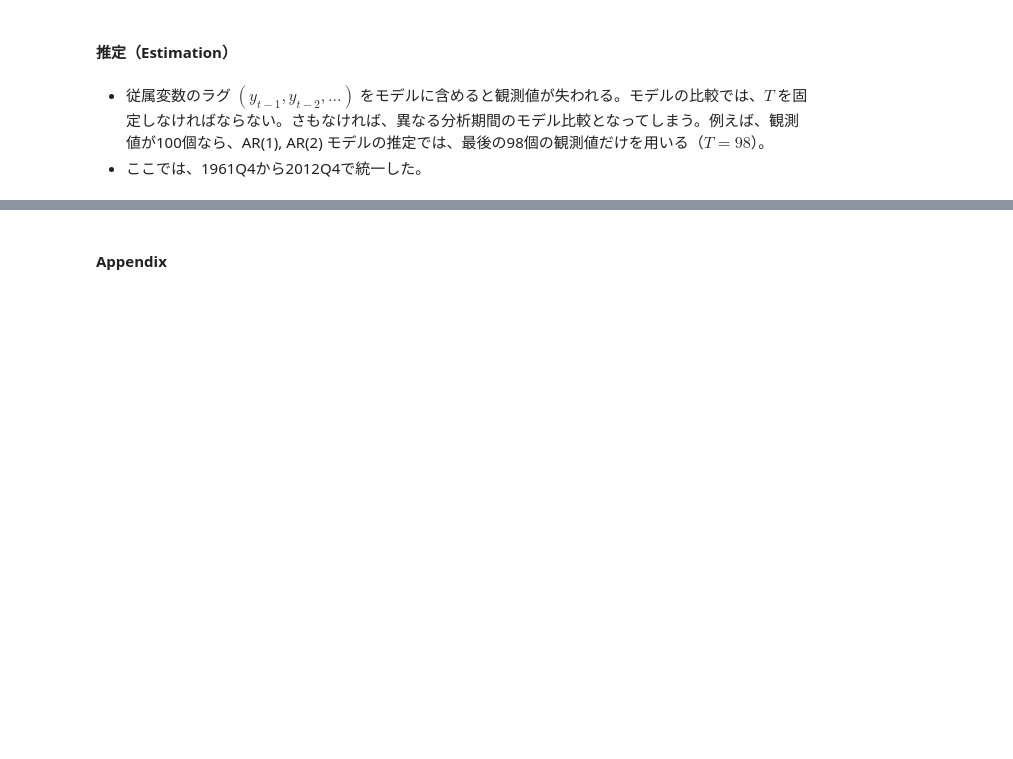
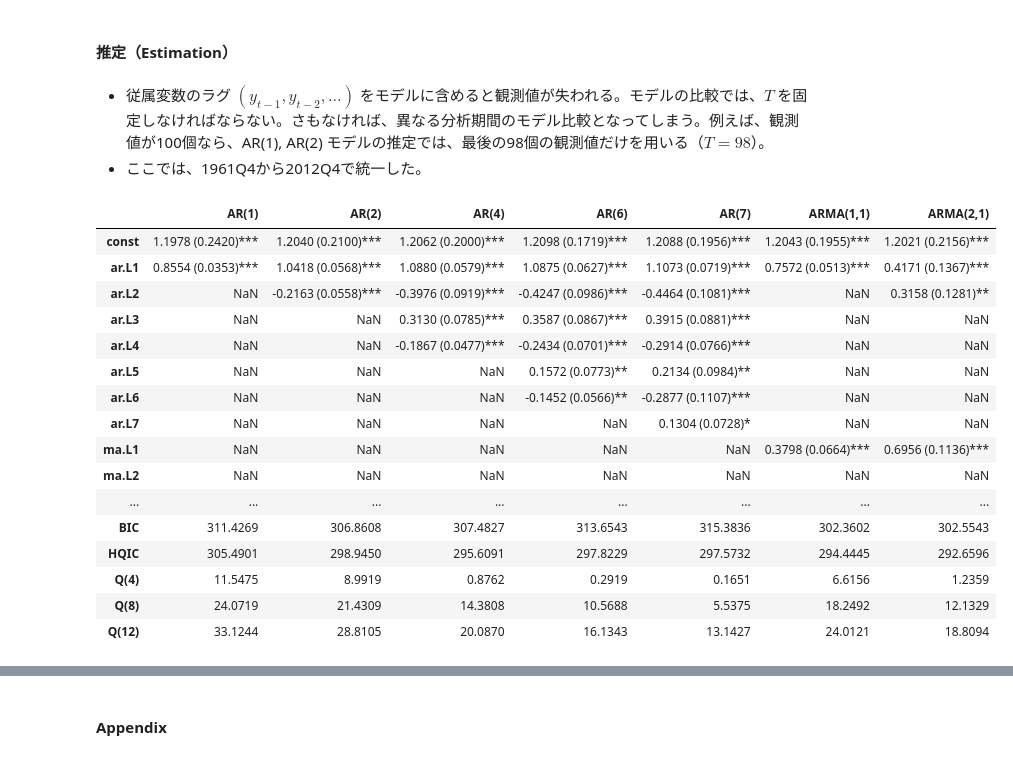
Before and after one commit to IkutoYoshioka/Time-series-analysis, a Jupyter notebook: StationaryTimeSeriesModels.ipynb, the cells around one changed output, grey strips where cells are left out. Saved outputs shown, nothing was run; the diff lists cells and outputs as text; code cells hidden in the pictures; blank space fills up the shorter version.

```diff
--- a/StationaryTimeSeriesModels.ipynb
+++ b/StationaryTimeSeriesModels.ipynb
@@ -160,4 +160,70 @@ plt.show()
 - 従属変数のラグ $(y_{t-1},y_{t-2},...)$ をモデルに含めると観測値が失われる。モデルの比較では、$T$ を固定しなければならない。さもなければ、異なる分析期間のモデル比較となってしまう。例えば、観測値が100個なら、AR(1), AR(2) モデルの推定では、最後の98個の観測値だけを用いる（$T=98$）。
 - ここでは、1961Q4から2012Q4で統一した。
 # %%
-# 金利スプレッドの推定
+import numpy as np
+import pandas as pd
+from statsmodels.tsa.arima.model import ARIMA
+from statsmodels.stats.diagnostic import acorr_ljungbox
+
+series = data_spread['spread'].iloc[7:].dropna()  # 最初の7行を除外してNaNを削除
+
+model_specs = {
+    'AR(1)': (1, 0, 0),
+    'AR(2)': (2, 0, 0),
+    'AR(4)': (4, 0, 0),
+    'AR(6)': (6, 0, 0),
+    'AR(7)': (7, 0, 0),
+    'ARMA(1,1)': (1, 0, 1),
+    'ARMA(2,1)': (2, 0, 1),
+}
+
+coef_names = ['const'] + [f'ar.L{i}' for i in range(1, 8)] + [f'ma.L{i}' for i in range(1, 3)]
+row_order = coef_names + ['sigma2', 'SSR', 'AIC', 'BIC', 'HQIC', 'Q(4)', 'Q(8)', 'Q(12)']
+
+def format_cell(coef, se, pval):
+    stars = '***' if pval < 0.01 else '**' if pval < 0.05 else '*' if pval < 0.10 else ''
+    return f'{coef:.4f} ({se:.4f}){stars}'
+
+columns = {}
+for name, order in model_specs.items():
+    fit = ARIMA(series, order=order).fit()
+    col = {}
+
+    for pname in fit.params.index:
+        if pname == 'sigma2':
+            continue
+        col[pname] = format_cell(fit.params[pname], fit.bse[pname], fit.pvalues[pname])
+
+    col['sigma2'] = f'{fit.params["sigma2"]:.4f}'
+    col['SSR'] = f'{np.sum(fit.resid.dropna() ** 2):.4f}'
+    col['AIC'] = f'{fit.aic:.4f}'
+    col['BIC'] = f'{fit.bic:.4f}'
+    col['HQIC'] = f'{fit.hqic:.4f}'
+
+    lb = acorr_ljungbox(fit.resid.dropna(), lags=[4, 8, 12], return_df=True)
+    col['Q(4)'] = f'{lb.loc[4, "lb_stat"]:.4f}'
+    col['Q(8)'] = f'{lb.loc[8, "lb_stat"]:.4f}'
+    col['Q(12)'] = f'{lb.loc[12, "lb_stat"]:.4f}'
+
+    columns[name] = col
+
+result_df = pd.DataFrame(columns).reindex(row_order)
+result_df
+# %% [output]
+|  | AR(1) | AR(2) | AR(4) | AR(6) | AR(7) | ARMA(1,1) | ARMA(2,1) |
+| const | 1.1978 (0.2420)*** | 1.2040 (0.2100)*** | 1.2062 (0.2000)*** | 1.2098 (0.1719)*** | 1.2088 (0.1956)*** | 1.2043 (0.1955)*** | 1.2021 (0.2156)*** |
+| ar.L1 | 0.8554 (0.0353)*** | 1.0418 (0.0568)*** | 1.0880 (0.0579)*** | 1.0875 (0.0627)*** | 1.1073 (0.0719)*** | 0.7572 (0.0513)*** | 0.4171 (0.1367)*** |
+| ar.L2 | NaN | -0.2163 (0.0558)*** | -0.3976 (0.0919)*** | -0.4247 (0.0986)*** | -0.4464 (0.1081)*** | NaN | 0.3158 (0.1281)** |
+| ar.L3 | NaN | NaN | 0.3130 (0.0785)*** | 0.3587 (0.0867)*** | 0.3915 (0.0881)*** | NaN | NaN |
+| ar.L4 | NaN | NaN | -0.1867 (0.0477)*** | -0.2434 (0.0701)*** | -0.2914 (0.0766)*** | NaN | NaN |
+| ar.L5 | NaN | NaN | NaN | 0.1572 (0.0773)** | 0.2134 (0.0984)** | NaN | NaN |
+| ar.L6 | NaN | NaN | NaN | -0.1452 (0.0566)** | -0.2877 (0.1107)*** | NaN | NaN |
+| ar.L7 | NaN | NaN | NaN | NaN | 0.1304 (0.0728)* | NaN | NaN |
+| ma.L1 | NaN | NaN | NaN | NaN | NaN | 0.3798 (0.0664)*** | 0.6956 (0.1136)*** |
+| ma.L2 | NaN | NaN | NaN | NaN | NaN | NaN | NaN |
+| ... | ... | ... | ... | ... | ... | ... | ... |
+| BIC | 311.4269 | 306.8608 | 307.4827 | 313.6543 | 315.3836 | 302.3602 | 302.5543 |
+| HQIC | 305.4901 | 298.9450 | 295.6091 | 297.8229 | 297.5732 | 294.4445 | 292.6596 |
+| Q(4) | 11.5475 | 8.9919 | 0.8762 | 0.2919 | 0.1651 | 6.6156 | 1.2359 |
+| Q(8) | 24.0719 | 21.4309 | 14.3808 | 10.5688 | 5.5375 | 18.2492 | 12.1329 |
+| Q(12) | 33.1244 | 28.8105 | 20.0870 | 16.1343 | 13.1427 | 24.0121 | 18.8094 |
```
Also changed, not shown: parts of 10 cells of this notebook.
